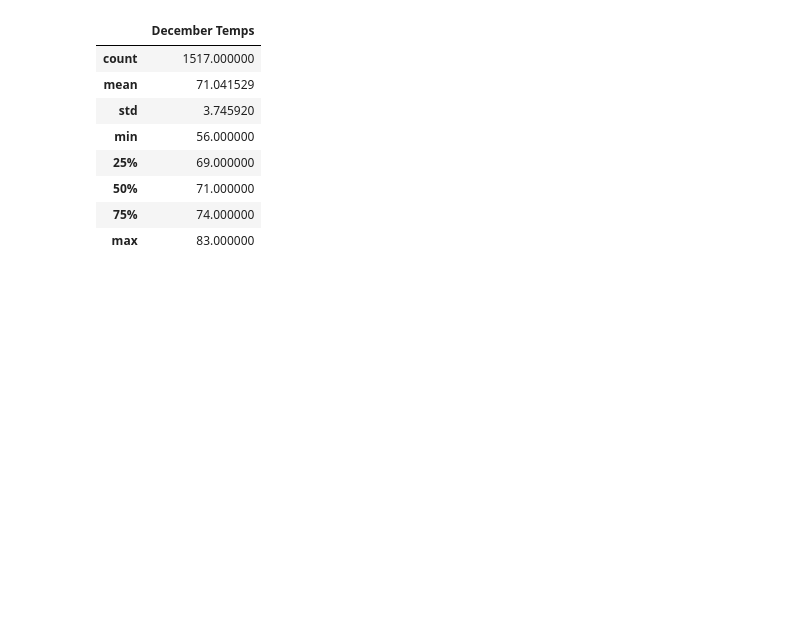
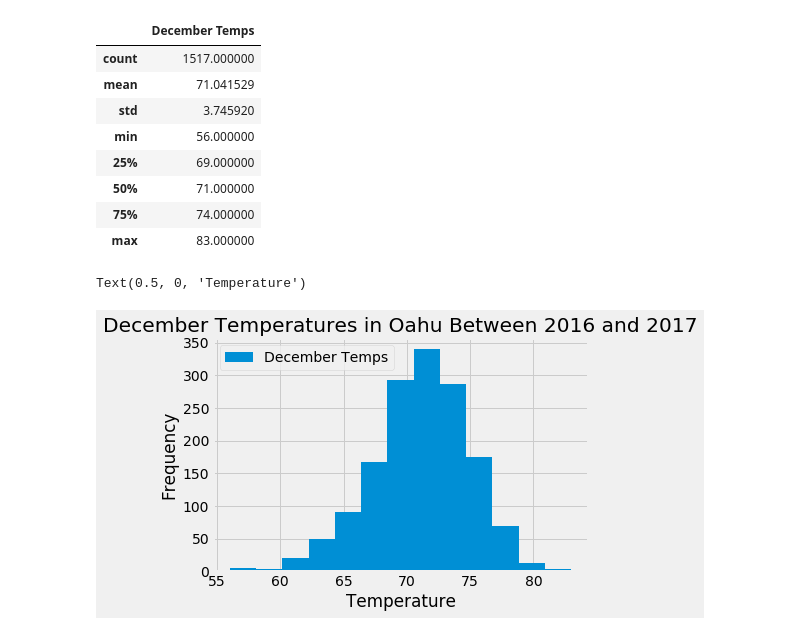
Before and after one commit to danig89/surfs_up, a Jupyter notebook: SurfsUp_Challenge.ipynb, the cells around one changed output. Saved outputs shown, nothing was run; the diff lists cells and outputs as text; code cells hidden in the pictures; blank space fills up the shorter version.

```diff
--- a/SurfsUp_Challenge.ipynb
+++ b/SurfsUp_Challenge.ipynb
@@ -91,3 +104,10 @@ december_df.describe()
 | 50% | 71.000000 |
 | 75% | 74.000000 |
 | max | 83.000000 |
+# %%
+december_df.plot.hist(bins=13)
+plt.title("December Temperatures in Oahu Between 2016 and 2017")
+plt.xlabel("Temperature")
+# %% [output]
+Text(0.5, 0, 'Temperature')
+[figure, added]
```
Also changed, not shown: parts of 2 cells of this notebook, 2 other files.
